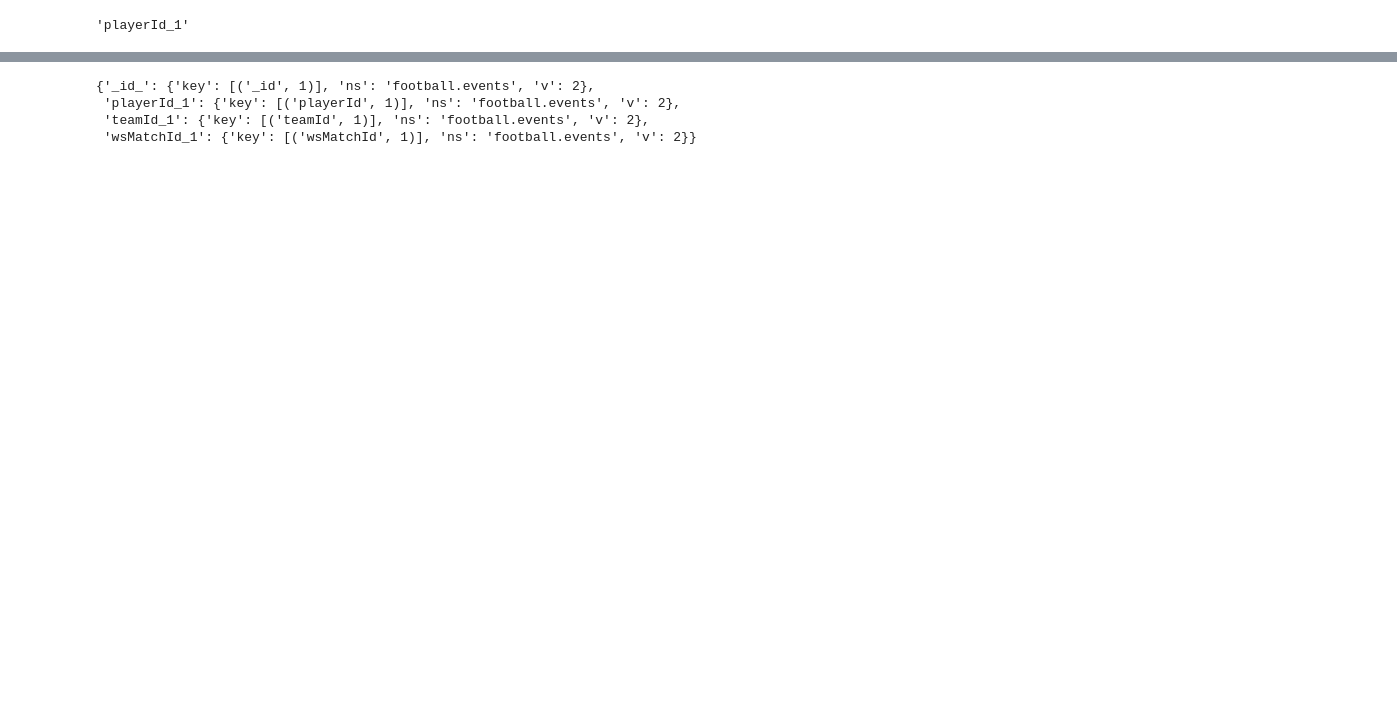
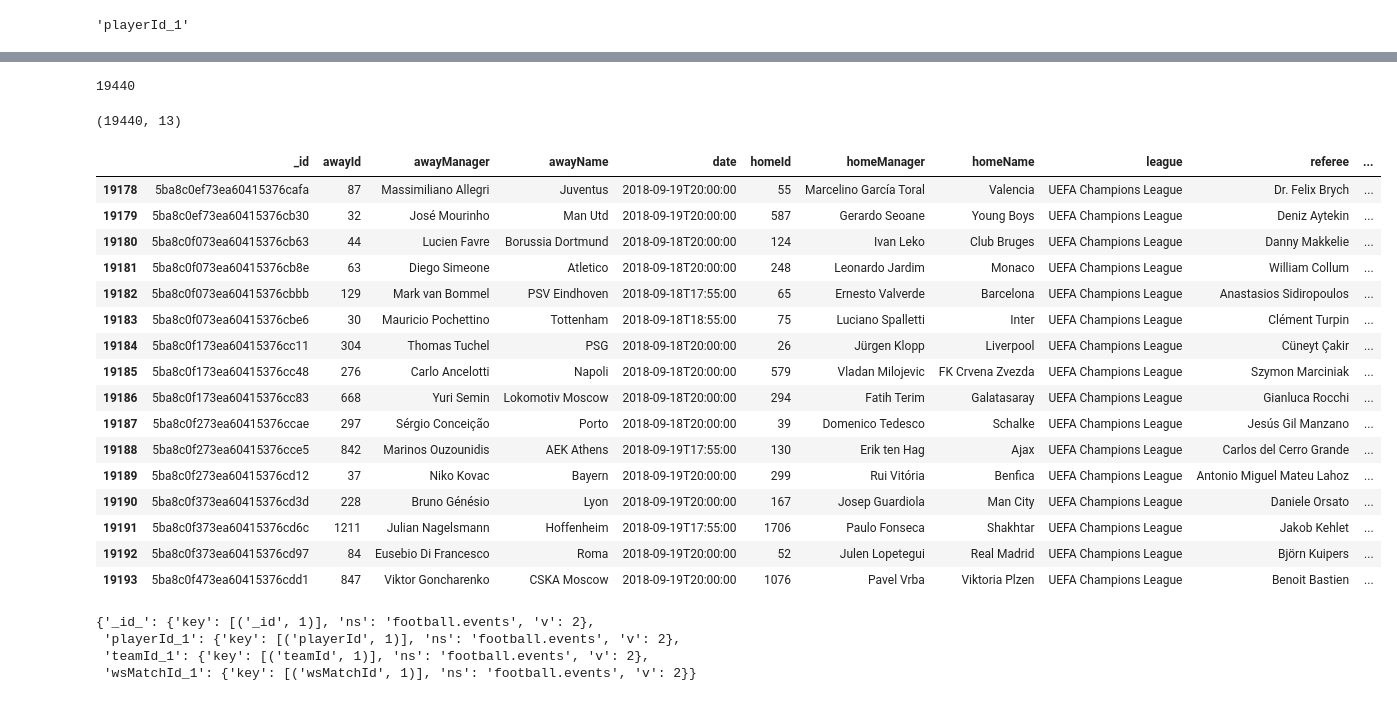
Before and after one commit to sdonoso23/ws, a Jupyter notebook: notebooks/003-importmatch.ipynb, the cells around one changed output, grey strips where cells are left out. Drawn from its saved outputs; the diff is of its cells as text; code cells hidden in the pictures; blank space fills up the shorter version.

```diff
--- a/notebooks/003-importmatch.ipynb
+++ b/notebooks/003-importmatch.ipynb
@@ -119,0 +128,2 @@ DB["events"].create_index([("playerId",pymongo.ASCENDING)])
+# %%
+df = pd.DataFrame(list(DB["matches"].find()))
@@ -120,3 +142,31 @@ DB["events"].create_index([("playerId",pymongo.ASCENDING)])
+# %%
+len(df["wsMatchId"].unique())
+# %% [output]
+19440
+# %%
+df.shape
+# %% [output]
+(19440, 13)
+# %%
+df[(df["season"] == "2018-2019") & (df["league"] == "UEFA Champions League")]
+# %% [output]
+|  | _id | awayId | awayManager | awayName | date | homeId | homeManager | homeName | league | referee | ... |
+| 19178 | 5ba8c0ef73ea60415376cafa | 87 | Massimiliano Allegri | Juventus | 2018-09-19T20:00:00 | 55 | Marcelino García Toral | Valencia | UEFA Champions League | Dr. Felix Brych | ... |
+| 19179 | 5ba8c0ef73ea60415376cb30 | 32 | José Mourinho | Man Utd | 2018-09-19T20:00:00 | 587 | Gerardo Seoane | Young Boys | UEFA Champions League | Deniz Aytekin | ... |
+| 19180 | 5ba8c0f073ea60415376cb63 | 44 | Lucien Favre | Borussia Dortmund | 2018-09-18T20:00:00 | 124 | Ivan Leko | Club Bruges | UEFA Champions League | Danny Makkelie | ... |
+| 19181 | 5ba8c0f073ea60415376cb8e | 63 | Diego Simeone | Atletico | 2018-09-18T20:00:00 | 248 | Leonardo Jardim | Monaco | UEFA Champions League | William Collum | ... |
+| 19182 | 5ba8c0f073ea60415376cbbb | 129 | Mark van Bommel | PSV Eindhoven | 2018-09-18T17:55:00 | 65 | Ernesto Valverde | Barcelona | UEFA Champions League | Anastasios Sidiropoulos | ... |
+| 19183 | 5ba8c0f073ea60415376cbe6 | 30 | Mauricio Pochettino | Tottenham | 2018-09-18T18:55:00 | 75 | Luciano Spalletti | Inter | UEFA Champions League | Clément Turpin | ... |
+| 19184 | 5ba8c0f173ea60415376cc11 | 304 | Thomas Tuchel | PSG | 2018-09-18T20:00:00 | 26 | Jürgen Klopp | Liverpool | UEFA Champions League | Cüneyt Çakir | ... |
+| 19185 | 5ba8c0f173ea60415376cc48 | 276 | Carlo Ancelotti | Napoli | 2018-09-18T20:00:00 | 579 | Vladan Milojevic | FK Crvena Zvezda | UEFA Champions League | Szymon Marciniak | ... |
+| 19186 | 5ba8c0f173ea60415376cc83 | 668 | Yuri Semin | Lokomotiv Moscow | 2018-09-18T20:00:00 | 294 | Fatih Terim | Galatasaray | UEFA Champions League | Gianluca Rocchi | ... |
+| 19187 | 5ba8c0f273ea60415376ccae | 297 | Sérgio Conceição | Porto | 2018-09-18T20:00:00 | 39 | Domenico Tedesco | Schalke | UEFA Champions League | Jesús Gil Manzano | ... |
+| 19188 | 5ba8c0f273ea60415376cce5 | 842 | Marinos Ouzounidis | AEK Athens | 2018-09-19T17:55:00 | 130 | Erik ten Hag | Ajax | UEFA Champions League | Carlos del Cerro Grande | ... |
+| 19189 | 5ba8c0f273ea60415376cd12 | 37 | Niko Kovac | Bayern | 2018-09-19T20:00:00 | 299 | Rui Vitória | Benfica | UEFA Champions League | Antonio Miguel Mateu Lahoz | ... |
+| 19190 | 5ba8c0f373ea60415376cd3d | 228 | Bruno Génésio | Lyon | 2018-09-19T20:00:00 | 167 | Josep Guardiola | Man City | UEFA Champions League | Daniele Orsato | ... |
+| 19191 | 5ba8c0f373ea60415376cd6c | 1211 | Julian Nagelsmann | Hoffenheim | 2018-09-19T17:55:00 | 1706 | Paulo Fonseca | Shakhtar | UEFA Champions League | Jakob Kehlet | ... |
+| 19192 | 5ba8c0f373ea60415376cd97 | 84 | Eusebio Di Francesco | Roma | 2018-09-19T20:00:00 | 52 | Julen Lopetegui | Real Madrid | UEFA Champions League | Björn Kuipers | ... |
+| 19193 | 5ba8c0f473ea60415376cdd1 | 847 | Viktor Goncharenko | CSKA Moscow | 2018-09-19T20:00:00 | 1076 | Pavel Vrba | Viktoria Plzen | UEFA Champions League | Benoit Bastien | ... |
 # %%
 DB["events"].index_information()
 # %% [output]
```
Also changed, not shown: parts of 33 cells of this notebook, 6 other files.
